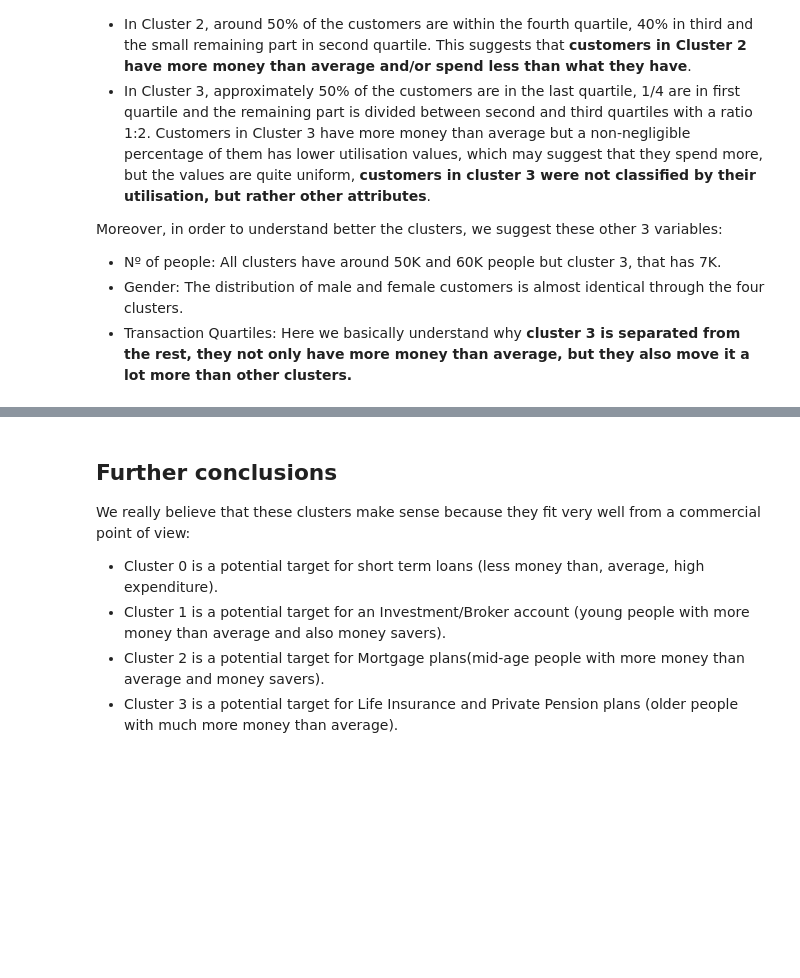
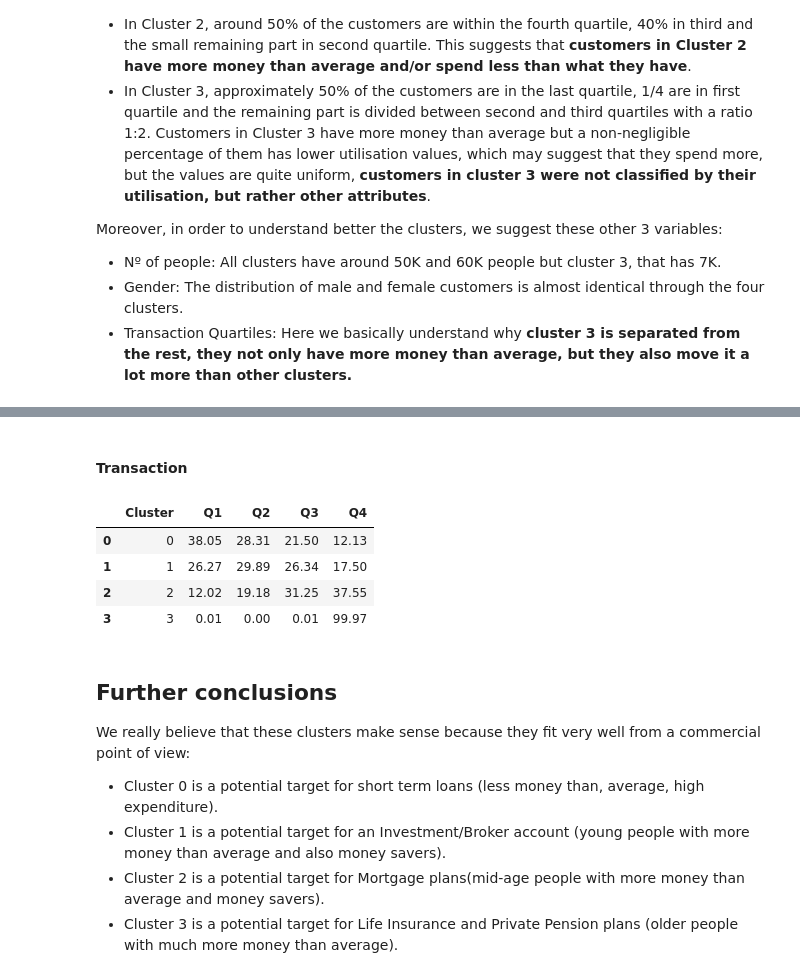
Before and after one commit to FrancescoRedaelli/ADM-HW4-Group31, a Jupyter notebook: main.ipynb, the cells around one changed output, grey strips where cells are left out. Saved outputs shown, nothing was run; the diff lists cells and outputs as text; code cells hidden in the pictures; blank space fills up the shorter version.

```diff
--- a/main.ipynb
+++ b/main.ipynb
@@ -1132,3 +1135,13 @@ Transaction
+# %% [markdown]
+#### Transaction
+# %%
+df6
+# %% [output]
+|  | Cluster | Q1 | Q2 | Q3 | Q4 |
+| 0 | 0 | 38.05 | 28.31 | 21.50 | 12.13 |
+| 1 | 1 | 26.27 | 29.89 | 26.34 | 17.50 |
+| 2 | 2 | 12.02 | 19.18 | 31.25 | 37.55 |
+| 3 | 3 | 0.01 | 0.00 | 0.01 | 99.97 |
 # %% [markdown]
 ## Further conclusions
 
```
Also changed, not shown: parts of 13 cells of this notebook, 1 other file.
